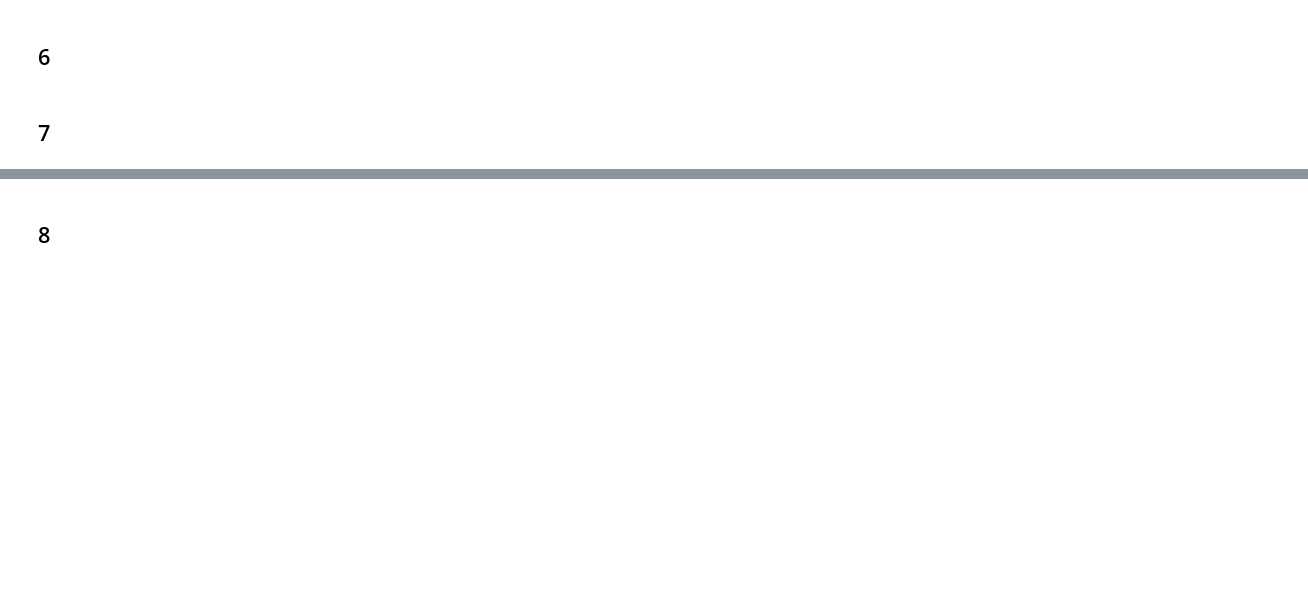
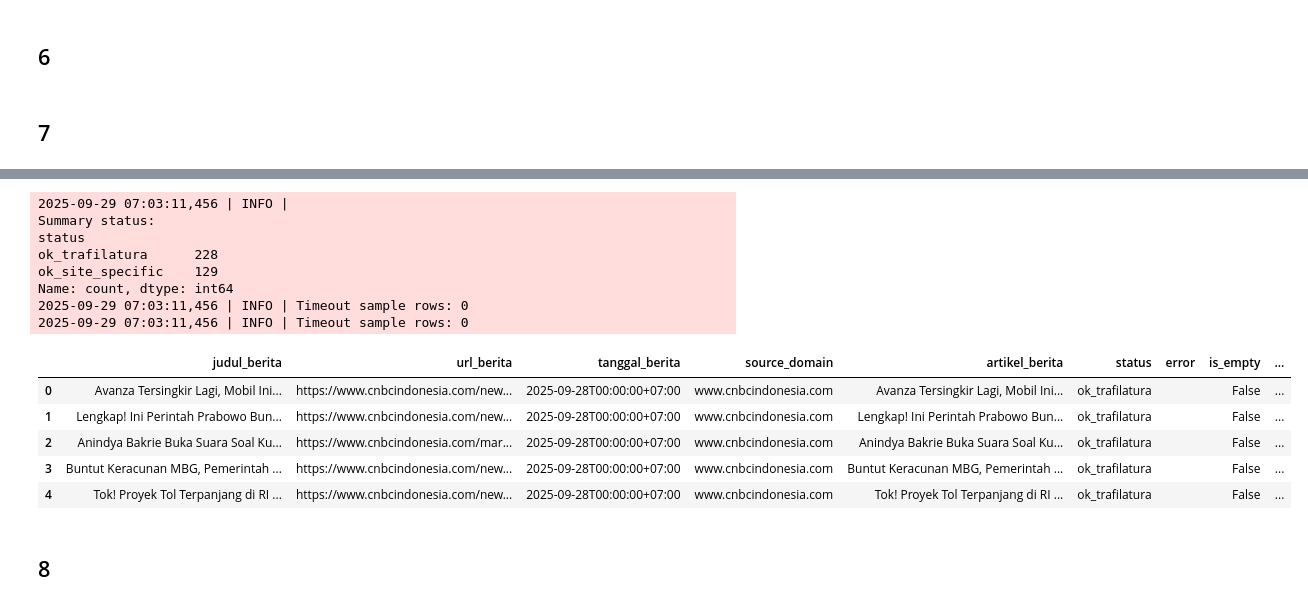
Before and after one commit to ysurya13/monitoring-berita, a Jupyter notebook: 02_baca_link_berita.ipynb, the cells around one changed output, grey strips where cells are left out. Drawn from its saved outputs; the diff is of its cells as text; code cells hidden in the pictures; blank space fills up the shorter version.

Commit message:
Fix 02_baca_link_berita gagal baca detik.com

```diff
--- a/02_baca_link_berita.ipynb
+++ b/02_baca_link_berita.ipynb
@@ -91,10 +93,13 @@ INPUT_URL_COLUMN = "url_berita"
 # Batasi jumlah URL saat uji (None untuk semua)
 MAX_URLS: Optional[int] = None
 
-# Timeout & retry
-REQUEST_TIMEOUT = 20
+# Timeout & retry (per attempt)
+REQUEST_TIMEOUT = 8  # dikurangi agar tidak memakan seluruh budget 10 detik
 MAX_RETRIES = 2
-RETRY_SLEEP = 1.5
+RETRY_SLEEP = 1.0
+
+# Total batas waktu proses ekstraksi per URL (detik)
+PER_ARTICLE_TIMEOUT = 10
 
 # User-Agent khusus agar tidak diblok mudah
 DEFAULT_HEADERS = {
@@ -621,13 +762,15 @@ if INPUT_URL_COLUMN not in df_in.columns:
     raise ValueError(f"Kolom '{INPUT_URL_COLUMN}' tidak ditemukan di file Excel.")
 
 urls = df_in[INPUT_URL_COLUMN].dropna().astype(str).str.strip().unique().tolist()
+if MAX_URLS is not None:
+    urls = urls[:MAX_URLS]
 
-logger.info(f"Total URL untuk diproses (dibatasi 100): {len(urls)}")
+logger.info(f"Total URL untuk diproses: {len(urls)} (limit={MAX_URLS})")
 
 results: List[ExtractResult] = []
 for url in tqdm(urls, desc="Scraping artikel"):
     try:
-        res = extract_with_layers(url)
+        res = extract_with_layers(url, per_article_timeout=PER_ARTICLE_TIMEOUT)
         results.append(res)
     except Exception as e:
         parsed = urlparse(url)
@@ -656,8 +799,15 @@ def final_cleanup(text: str) -> str:
 df_output["artikel_berita"] = df_output["artikel_berita"].apply(final_cleanup)
 df_output["is_empty"] = df_output["artikel_berita"].str.len().fillna(0).lt(60)
 
+df_output["elapsed_flag"] = df_output["status"].str.startswith("timeout")
+
 # === Ringkas hasil ===
 summary = df_output["status"].value_counts(dropna=False)
 logger.info(f"\nSummary status:\n{summary}")
 
+# Tampilkan beberapa baris yang timeout untuk inspeksi cepat
+timeout_preview = df_output[df_output["elapsed_flag"]].head(5)
+logger.info(f"Timeout sample rows: {len(timeout_preview)}")
+
 df_output.head(5)
+# %% [output]
@@ -664,3 +815,17 @@ df_output.head(5)
+2025-09-29 07:03:11,456 | INFO |
+Summary status:
+status
+ok_trafilatura      228
+ok_site_specific    129
+Name: count, dtype: int64
+2025-09-29 07:03:11,456 | INFO | Timeout sample rows: 0
+2025-09-29 07:03:11,456 | INFO | Timeout sample rows: 0
+|  | judul_berita | url_berita | tanggal_berita | source_domain | artikel_berita | status | error | is_empty | ... |
+| 0 | Avanza Tersingkir Lagi, Mobil Ini... | https://www.cnbcindonesia.com/new... | 2025-09-28T00:00:00+07:00 | www.cnbcindonesia.com | Avanza Tersingkir Lagi, Mobil Ini... | ok_trafilatura |  | False | ... |
+| 1 | Lengkap! Ini Perintah Prabowo Bun... | https://www.cnbcindonesia.com/new... | 2025-09-28T00:00:00+07:00 | www.cnbcindonesia.com | Lengkap! Ini Perintah Prabowo Bun... | ok_trafilatura |  | False | ... |
+| 2 | Anindya Bakrie Buka Suara Soal Ku... | https://www.cnbcindonesia.com/mar... | 2025-09-28T00:00:00+07:00 | www.cnbcindonesia.com | Anindya Bakrie Buka Suara Soal Ku... | ok_trafilatura |  | False | ... |
+| 3 | Buntut Keracunan MBG, Pemerintah ... | https://www.cnbcindonesia.com/new... | 2025-09-28T00:00:00+07:00 | www.cnbcindonesia.com | Buntut Keracunan MBG, Pemerintah ... | ok_trafilatura |  | False | ... |
+| 4 | Tok! Proyek Tol Terpanjang di RI ... | https://www.cnbcindonesia.com/new... | 2025-09-28T00:00:00+07:00 | www.cnbcindonesia.com | Tok! Proyek Tol Terpanjang di RI ... | ok_trafilatura |  | False | ... |
 # %% [markdown]
 ## 8
 # %%
```
Also changed, not shown: parts of 8 cells of this notebook, 2 other files.
